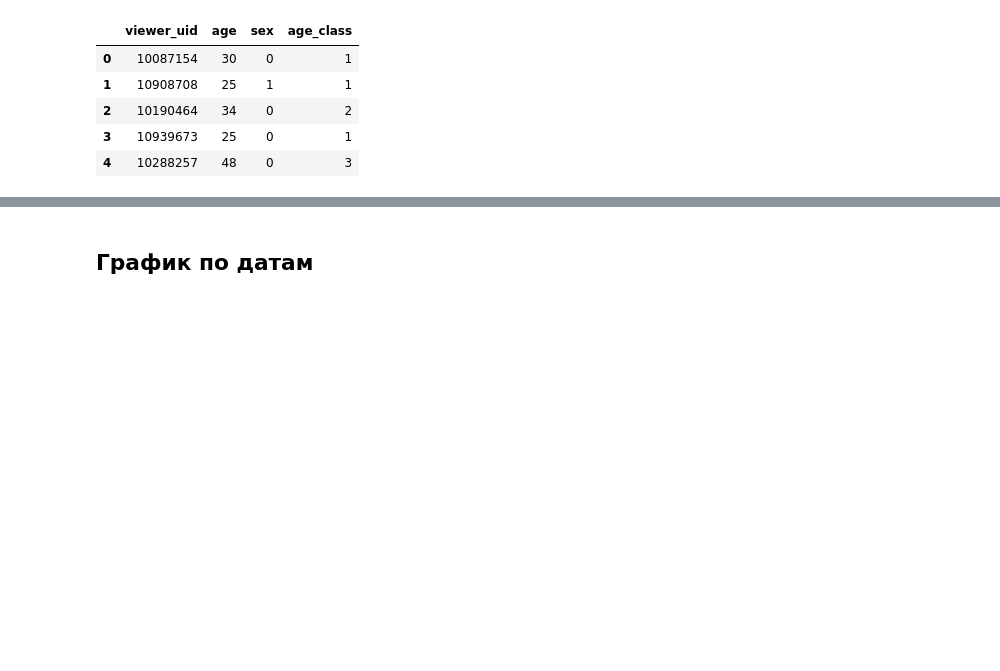
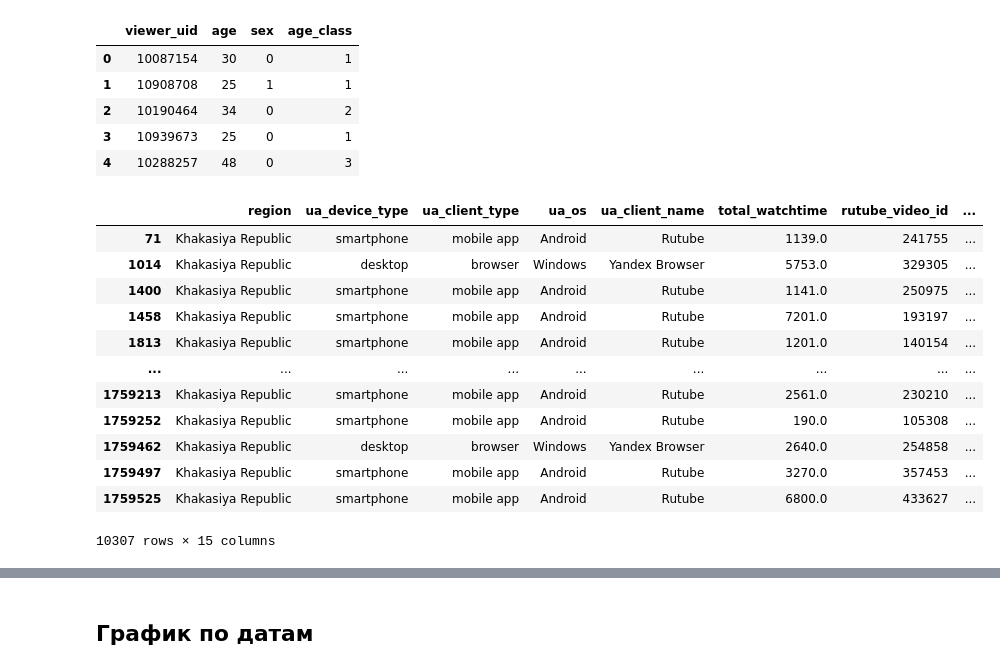
Before and after one commit to Paspasuy/SocDemPrediction, a Jupyter notebook: personal/paspasuy/baseline_socdem.ipynb, the cells around one changed output, grey strips where cells are left out. Drawn from its saved outputs; the diff is of its cells as text; code cells hidden in the pictures; blank space fills up the shorter version.

```diff
--- a/personal/paspasuy/baseline_socdem.ipynb
+++ b/personal/paspasuy/baseline_socdem.ipynb
@@ -51 +53,17 @@ events, features = MainFeatureExtractor().fit_transform(events, features)
+# %%
+events.where(lambda x: x['region']=='Khakasiya Republic').dropna()
+# %% [output]
+|  | region | ua_device_type | ua_client_type | ua_os | ua_client_name | total_watchtime | rutube_video_id | ... |
+| 71 | Khakasiya Republic | smartphone | mobile app | Android | Rutube | 1139.0 | 241755 | ... |
+| 1014 | Khakasiya Republic | desktop | browser | Windows | Yandex Browser | 5753.0 | 329305 | ... |
+| 1400 | Khakasiya Republic | smartphone | mobile app | Android | Rutube | 1141.0 | 250975 | ... |
+| 1458 | Khakasiya Republic | smartphone | mobile app | Android | Rutube | 7201.0 | 193197 | ... |
+| 1813 | Khakasiya Republic | smartphone | mobile app | Android | Rutube | 1201.0 | 140154 | ... |
+| ... | ... | ... | ... | ... | ... | ... | ... | ... |
+| 1759213 | Khakasiya Republic | smartphone | mobile app | Android | Rutube | 2561.0 | 230210 | ... |
+| 1759252 | Khakasiya Republic | smartphone | mobile app | Android | Rutube | 190.0 | 105308 | ... |
+| 1759462 | Khakasiya Republic | desktop | browser | Windows | Yandex Browser | 2640.0 | 254858 | ... |
+| 1759497 | Khakasiya Republic | smartphone | mobile app | Android | Rutube | 3270.0 | 357453 | ... |
+| 1759525 | Khakasiya Republic | smartphone | mobile app | Android | Rutube | 6800.0 | 433627 | ... |
+10307 rows × 15 columns
 # %%
```
Also changed, not shown: parts of 4 cells of this notebook, 6 other files.
